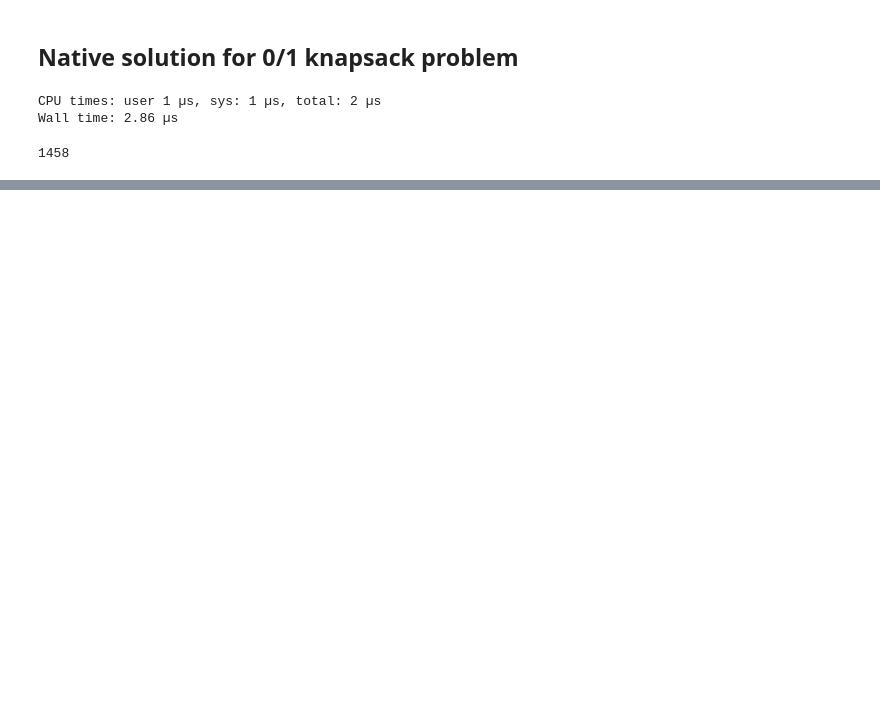
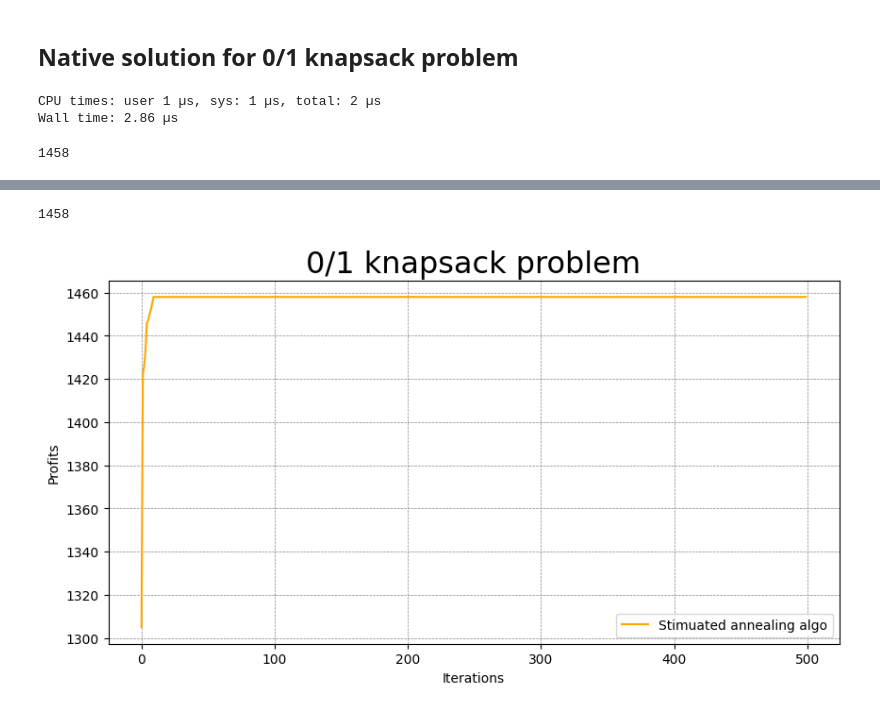
Before and after one commit to sc0210/AWINLAB_hw, a Jupyter notebook: Meta_heuristic Algorithm/01-knapstack.ipynb, the cells around one changed output, grey strips where cells are left out. Drawn from its saved outputs; the diff is of its cells as text; code cells hidden in the pictures; blank space fills up the shorter version.

```diff
--- a/Meta_heuristic Algorithm/01-knapstack.ipynb
+++ b/Meta_heuristic Algorithm/01-knapstack.ipynb
@@ -180,0 +262,27 @@ plt.show()
+# %%
+max_iterations=100
+initial_temperature=1000
+cooling_rate=0.99
+iterate = 500
+
+sa_results, best_fiteness = SA_loop(iterate,max_iterations, initial_temperature, cooling_rate)
+best_fiteness
+# %% [output]
+1458
+# %%
+import matplotlib.pyplot as plt
+
+plt.figure(figsize=(10, 5))
+plt.grid(color = 'gray', linestyle = '--', linewidth = 0.5)
+
+plt.xlabel('Iterations')
+plt.ylabel('Profits')
+plt.title('0/1 knapsack problem',size='23')
+
+plt.plot(sa_results,color='orange' ,label='Stimuated annealing algo')
+plt.legend(loc='lower right')
+plt.savefig('./01_knapsack_SA.png')
+
+plt.show()
+# %% [output]
+[figure, added]
```
Also changed, not shown: parts of 11 cells of this notebook, 4 other files.
